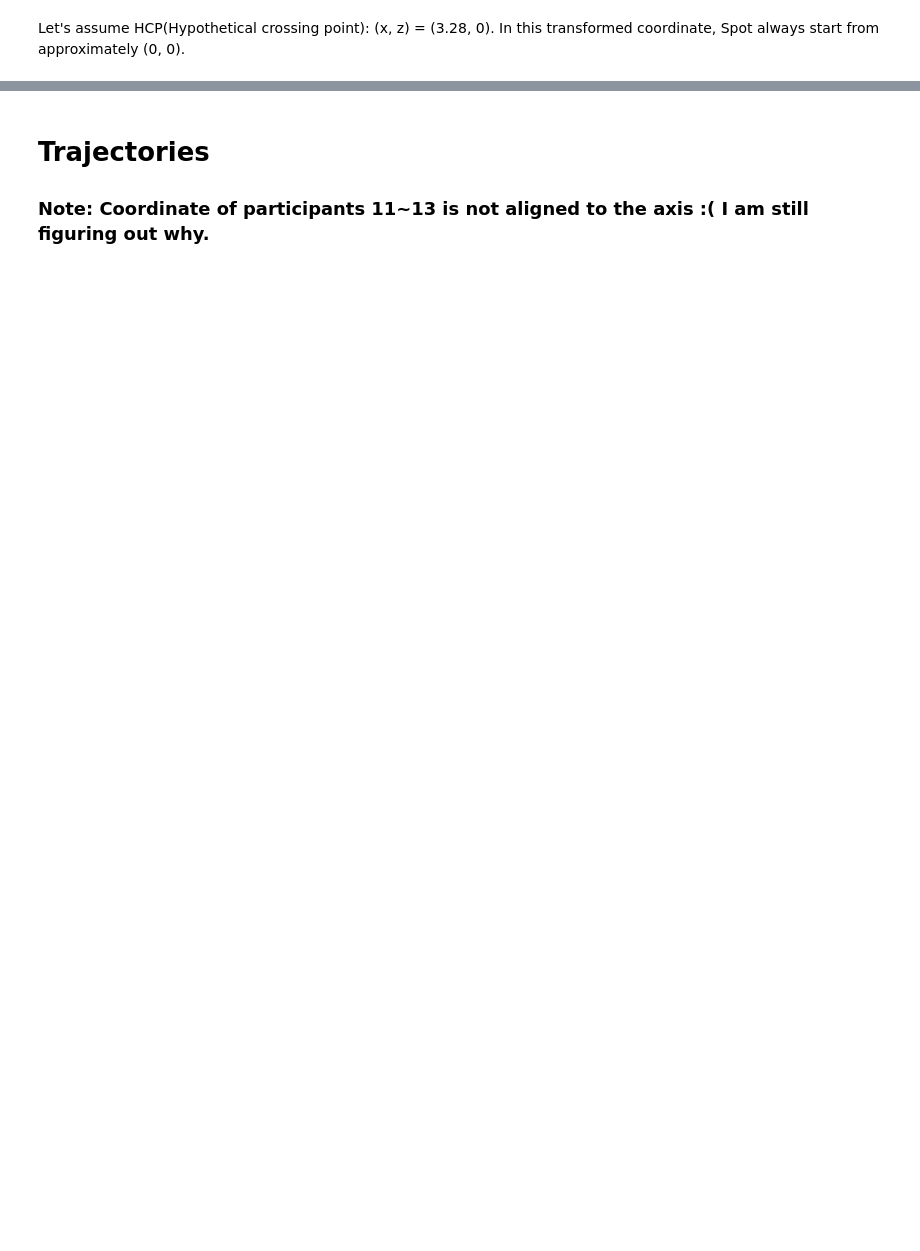
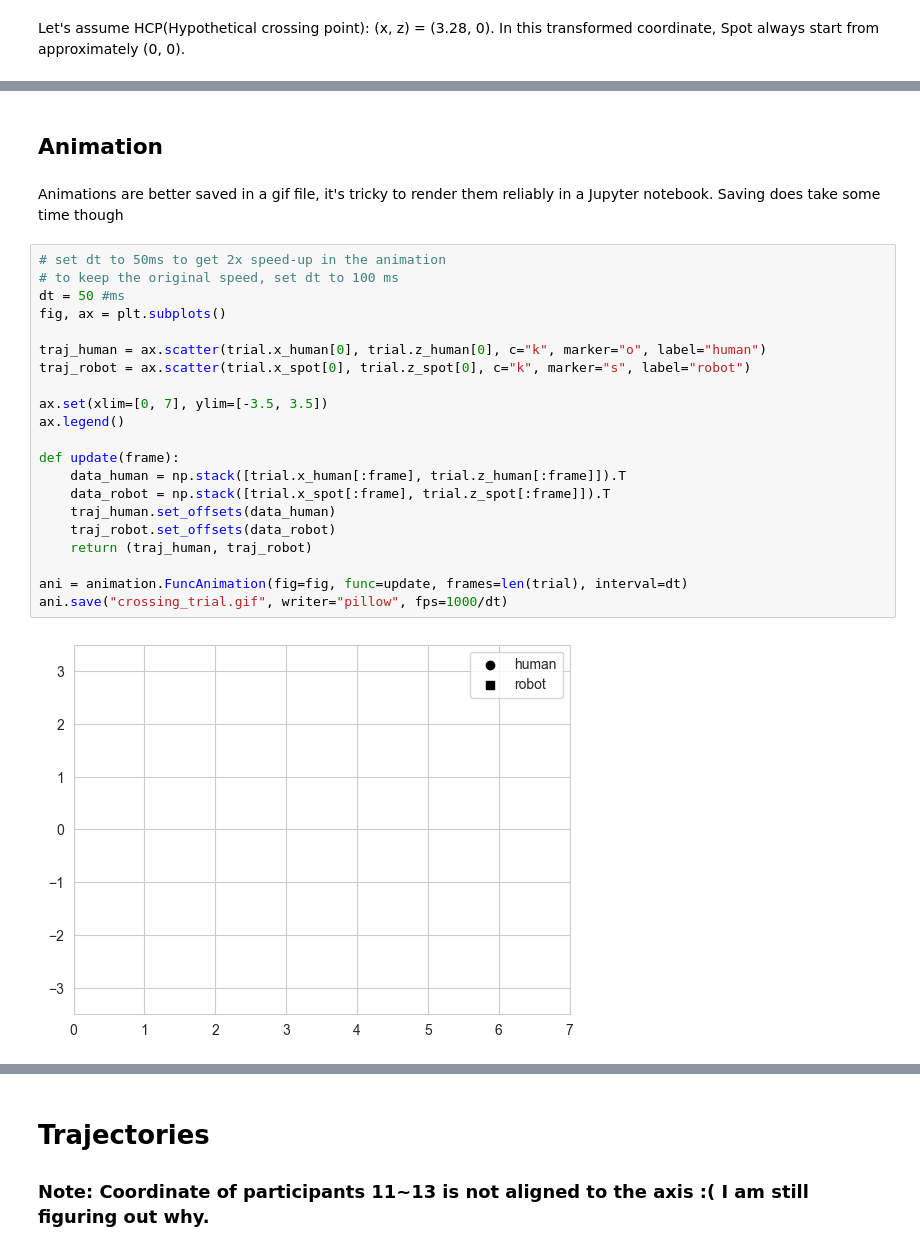
Before and after one commit to tud-hri/Spot-DataAnalysis, a Jupyter notebook: Spot_trajectory_analysis.ipynb, the cells around one changed output, grey strips where cells are left out. Cells and saved outputs as stored; diff of their text form; blank space fills up the shorter version.

```diff
--- a/Spot_trajectory_analysis.ipynb
+++ b/Spot_trajectory_analysis.ipynb
@@ -449,0 +491,27 @@ approximately (0, 0).
+# %% [markdown]
+## Animation
+# %% [markdown]
+Animations are better saved in a gif file, it's tricky to render them reliably in a Jupyter notebook. Saving does take some time though
+# %%
+# set dt to 50ms to get 2x speed-up in the animation
+# to keep the original speed, set dt to 100 ms
+dt = 50 #ms
+fig, ax = plt.subplots()
+
+traj_human = ax.scatter(trial.x_human[0], trial.z_human[0], c="k", marker="o", label="human")
+traj_robot = ax.scatter(trial.x_spot[0], trial.z_spot[0], c="k", marker="s", label="robot")
+
+ax.set(xlim=[0, 7], ylim=[-3.5, 3.5])
+ax.legend()
+
+def update(frame):
+    data_human = np.stack([trial.x_human[:frame], trial.z_human[:frame]]).T
+    data_robot = np.stack([trial.x_spot[:frame], trial.z_spot[:frame]]).T
+    traj_human.set_offsets(data_human)
+    traj_robot.set_offsets(data_robot)
+    return (traj_human, traj_robot)
+
+ani = animation.FuncAnimation(fig=fig, func=update, frames=len(trial), interval=dt)
+ani.save("crossing_trial.gif", writer="pillow", fps=1000/dt)
+# %% [output]
+[figure, added]
```
Also changed, not shown: parts of 27 cells of this notebook, 1 other file.
